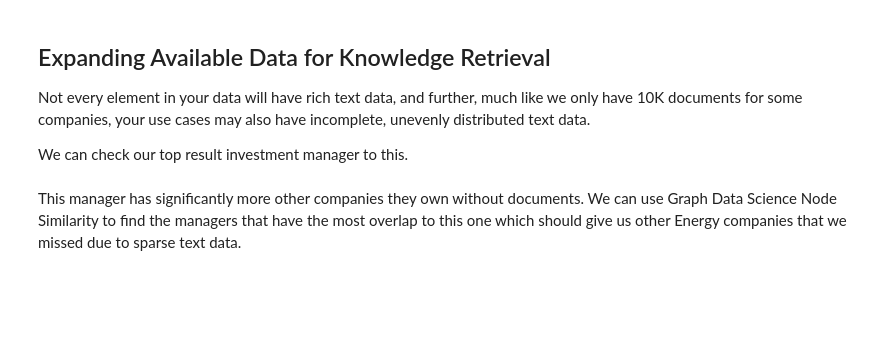
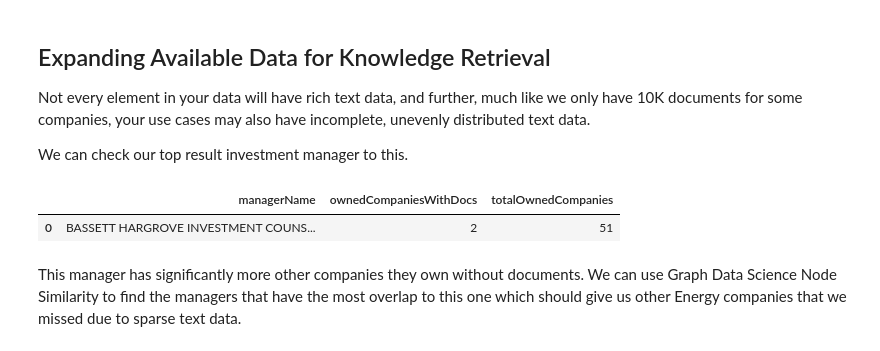
Before and after one commit to neo4j-partners/hands-on-lab-neo4j-and-vertex-ai, a Jupyter notebook: Lab 7 - Semantic Search/02-semantic-search.ipynb, the cells around one changed output. Saved outputs shown, nothing was run; the diff lists cells and outputs as text; code cells hidden in the pictures; blank space fills up the shorter version.

```diff
--- a/Lab 7 - Semantic Search/02-semantic-search.ipynb
+++ b/Lab 7 - Semantic Search/02-semantic-search.ipynb
@@ -208,10 +316,13 @@ We can check our top result investment manager to this.
 # %%
 gds.run_cypher('''
 MATCH (m:Manager {managerName: $managerName})-[:OWNS]->(c:Company)-[:HAS]->(d:Document)
 WITH m, count(DISTINCT c) AS ownedCompaniesWithDocs
 MATCH (m:Manager {managerName: $managerName})-[:OWNS]->(c:Company)
 RETURN m.managerName AS managerName, ownedCompaniesWithDocs, count(DISTINCT c) AS totalOwnedCompanies
-''', params =  {'managerName':'HAHN CAPITAL MANAGEMENT LLC'})
+''', params =  {'managerName':top_manager})
+# %% [output]
+|  | managerName | ownedCompaniesWithDocs | totalOwnedCompanies |
+| 0 | BASSETT HARGROVE INVESTMENT COUNS... | 2 | 51 |
 # %% [markdown]
 This manager has significantly more other companies they own without documents.  We can use Graph Data Science Node Similarity to find the managers that have the most overlap to this one which should give us other Energy companies that we missed due to sparse text data.
 # %%
```
Also changed, not shown: parts of 22 cells of this notebook, 3 other files.
